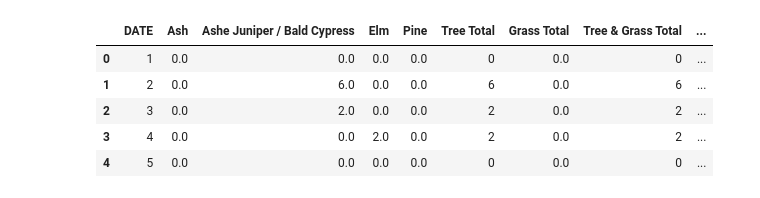
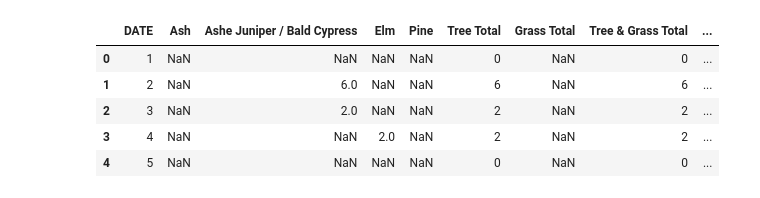
Before and after one commit to emptyflash/houston-pollen-data, a Jupyter notebook: load_excel.ipynb, the cells around one changed output. Saved outputs shown, nothing was run; the diff lists cells and outputs as text; code cells hidden in the pictures.

```diff
--- a/load_excel.ipynb
+++ b/load_excel.ipynb
@@ -13,14 +13,14 @@ from download_data import all_data
 file_format = os.path.join("data", "{}_{}_{}.xls")
 files = [file_format.format(m, y, t) for m, y, t in all_data if os.path.exists(file_format.format(m, y, t))]
 # %%
-pollen_sheets = [pd.read_excel(file, skiprows=4, skip_footer=1).dropna(axis=(0,1), how="all").fillna(0) for file in files if file.endswith("pollen.xls")]
+pollen_sheets = [pd.read_excel(file, skiprows=4, skip_footer=1).dropna(axis=(0,1), how="all") for file in files if file.endswith("pollen.xls")]
 pollen_sheets[0].head()
 # %% [output]
 |  | DATE | Ash | Ashe Juniper / Bald Cypress | Elm | Pine | Tree Total | Grass Total | Tree & Grass Total | ... |
-| 0 | 1 | 0.0 | 0.0 | 0.0 | 0.0 | 0 | 0.0 | 0 | ... |
-| 1 | 2 | 0.0 | 6.0 | 0.0 | 0.0 | 6 | 0.0 | 6 | ... |
-| 2 | 3 | 0.0 | 2.0 | 0.0 | 0.0 | 2 | 0.0 | 2 | ... |
-| 3 | 4 | 0.0 | 0.0 | 2.0 | 0.0 | 2 | 0.0 | 2 | ... |
-| 4 | 5 | 0.0 | 0.0 | 0.0 | 0.0 | 0 | 0.0 | 0 | ... |
+| 0 | 1 | NaN | NaN | NaN | NaN | 0 | NaN | 0 | ... |
+| 1 | 2 | NaN | 6.0 | NaN | NaN | 6 | NaN | 6 | ... |
+| 2 | 3 | NaN | 2.0 | NaN | NaN | 2 | NaN | 2 | ... |
+| 3 | 4 | NaN | NaN | 2.0 | NaN | 2 | NaN | 2 | ... |
+| 4 | 5 | NaN | NaN | NaN | NaN | 0 | NaN | 0 | ... |
 # %%
 # Load mold sheets, and transpose because the header is by row
```
Also changed, not shown: parts of 13 cells of this notebook.
